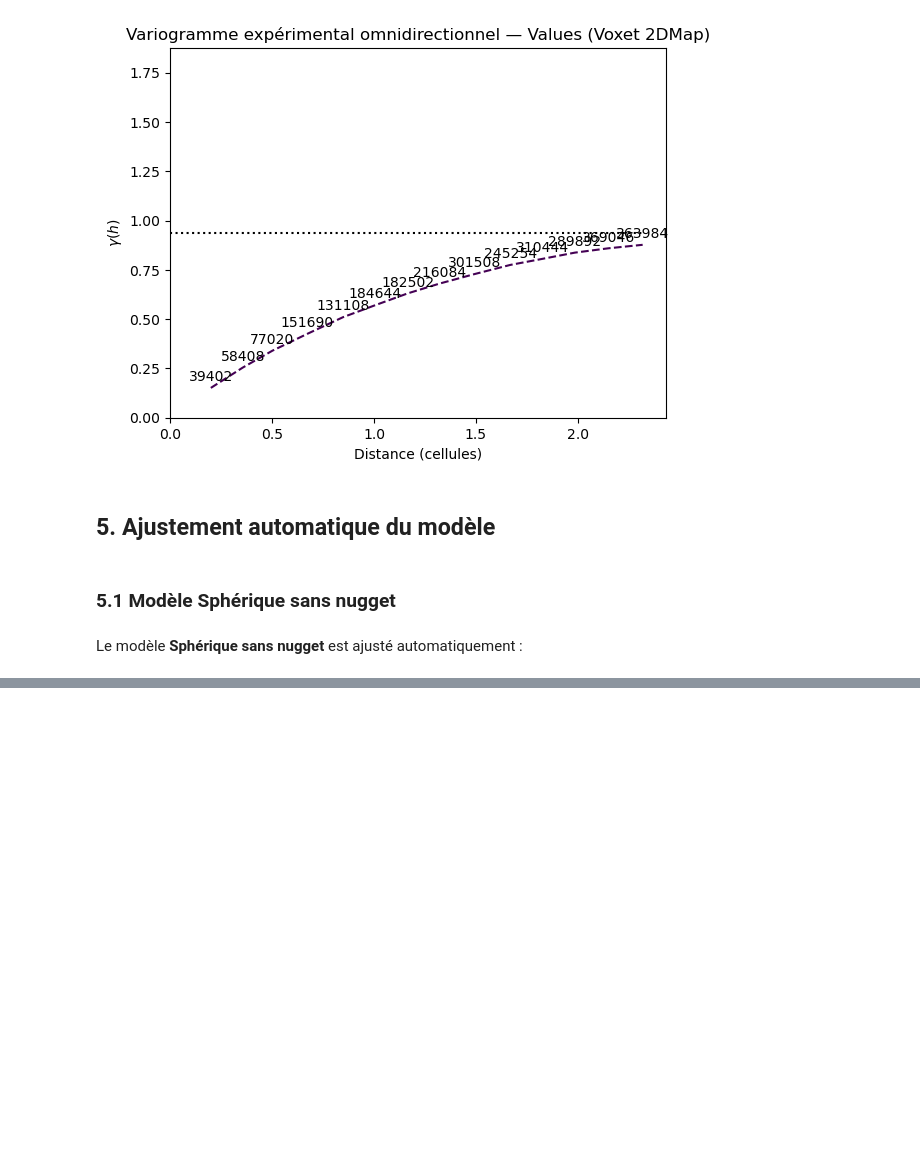
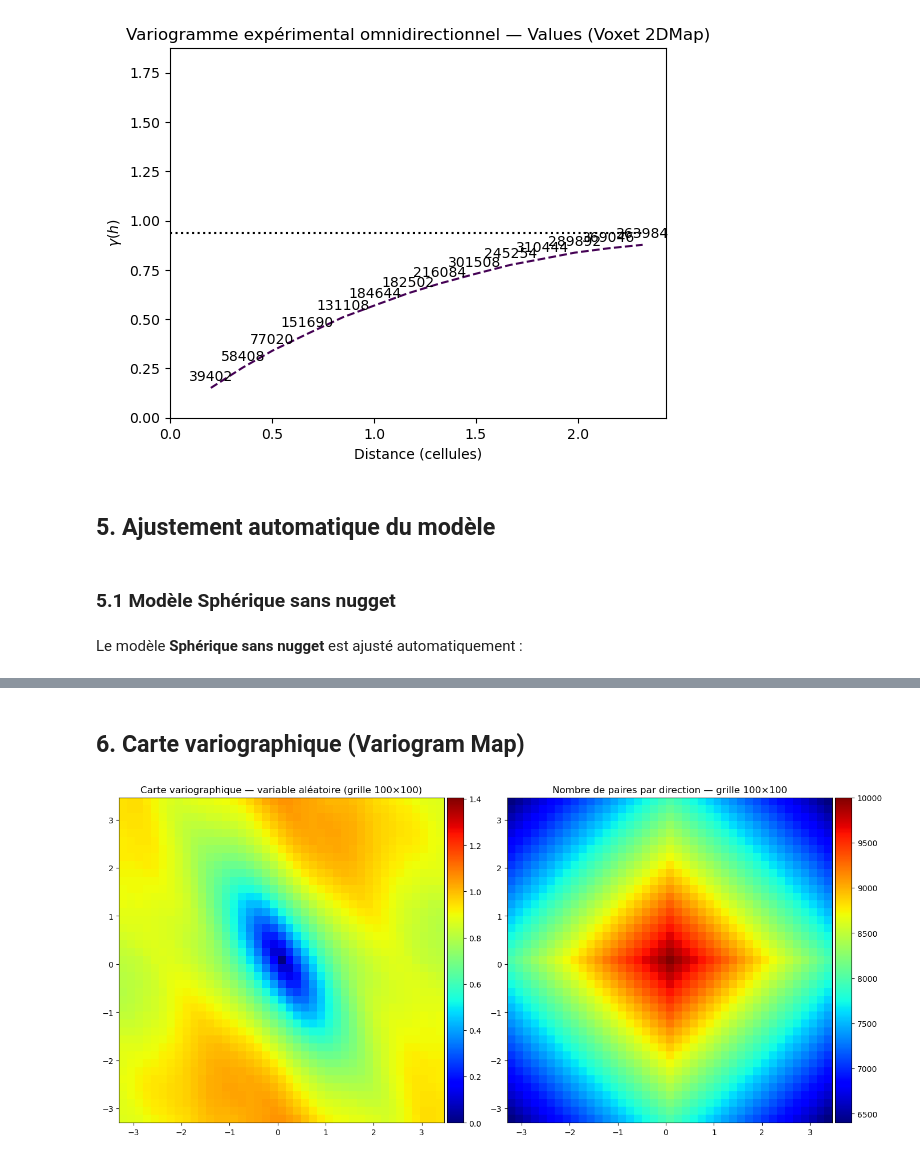
Before and after one commit to geologuic/ENSG_Geostats, a Jupyter notebook: src/notebooks/gold_td6/02_exercice2_variogramme_2D_grille.ipynb, the cells around one changed output, grey strips where cells are left out. Drawn from its saved outputs; the diff is of its cells as text; code cells hidden in the pictures; blank space fills up the shorter version.

```diff
--- a/src/notebooks/gold_td6/02_exercice2_variogramme_2D_grille.ipynb
+++ b/src/notebooks/gold_td6/02_exercice2_variogramme_2D_grille.ipynb
@@ -182,4 +185,22 @@ Spherical
 - Range        =       2.046
 Total Sill     =       0.842
 Known Mean(s)      0.000
+# %% [markdown]
+## 6. Carte variographique (Variogram Map)
+# %%
+#----Affichage de la Carte variographique (Variogram Map) — grille 100×100----
+# simultanément pour identifier les directions d'anisotropie
+
+grid_map_2dmap = gl.db_vmap(grid_2dmap)
+fig, ax = gp.init(1, 2, figsize=(14, 7), flagEqual=True)
+ax[0].raster(grid_map_2dmap, flagLegend=True, cmap="jet", vmin=0, vmax=variance_2dmap * 1.5)
+ax[0].decoration(title="Carte variographique — variable aléatoire (grille 100×100)")
+
+#-----carte du nombre de paires -----
+ax[1].raster(grid_map_2dmap, name="VMAP.Values.Nb", flagLegend=True, cmap="jet")
+ax[1].decoration(title="Nombre de paires par direction — grille 100×100")
+plt.tight_layout()
+plt.show()
+# %% [output]
+[figure, added]
 # %% [markdown]
```
Also changed, not shown: parts of 4 cells of this notebook, 31 other files.
